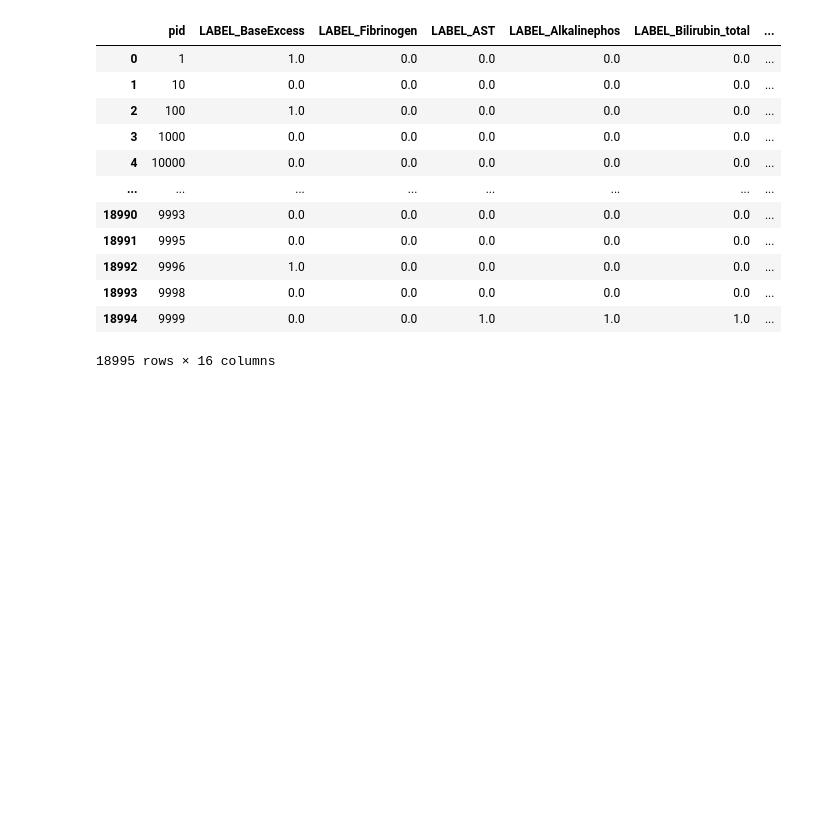
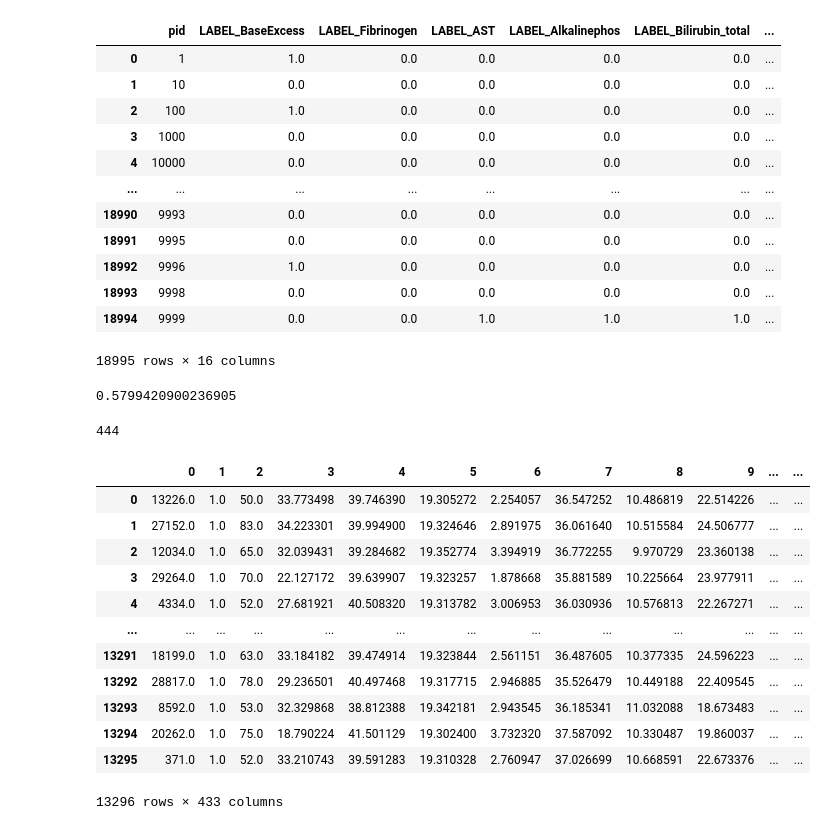
Before and after one commit to simondanielsson/intro-ml, a Jupyter notebook: task2/exploration/exploration_simon.ipynb, the cells around one changed output. Cells and saved outputs as stored; diff of their text form; code cells hidden in the pictures; blank space fills up the shorter version.

```diff
--- a/task2/exploration/exploration_simon.ipynb
+++ b/task2/exploration/exploration_simon.ipynb
@@ -399,3 +430,44 @@ label
 | 18993 | 9998 | 0.0 | 0.0 | 0.0 | 0.0 | 0.0 | ... |
 | 18994 | 9999 | 0.0 | 0.0 | 1.0 | 1.0 | 1.0 | ... |
 18995 rows × 16 columns
+# %%
+subtask = 1
+
+LABELS = {
+        "1": "LABEL_BaseExcess, LABEL_Fibrinogen, LABEL_AST, LABEL_Alkalinephos, LABEL_Bilirubin_total, LABEL_Lactate, LABEL_TroponinI, LABEL_SaO2, LABEL_Bilirubin_direct, LABEL_EtCO2".split(", "),
+        "2": None,
+        "3": None
+}
+
+labels = LABELS[str(subtask)]
+
+a = label.loc[:, labels].apply(lambda row : row.any(), axis=1)
+
+tot = a.sum()
+
+tot/a.shape[0]
+# %% [output]
+0.5799420900236905
+# %%
+12*37
+# %% [output]
+444
+# %%
+X_train = pd.read_csv("../data/X_train_imputed.csv").iloc[:,1:]
+X_test = pd.read_csv("../data/X_test_imputed.csv").iloc[:,1:]
+
+X_train
+# %% [output]
+|  | 0 | 1 | 2 | 3 | 4 | 5 | 6 | 7 | 8 | 9 | ... | ... |
+| 0 | 13226.0 | 1.0 | 50.0 | 33.773498 | 39.746390 | 19.305272 | 2.254057 | 36.547252 | 10.486819 | 22.514226 | ... | ... |
+| 1 | 27152.0 | 1.0 | 83.0 | 34.223301 | 39.994900 | 19.324646 | 2.891975 | 36.061640 | 10.515584 | 24.506777 | ... | ... |
+| 2 | 12034.0 | 1.0 | 65.0 | 32.039431 | 39.284682 | 19.352774 | 3.394919 | 36.772255 | 9.970729 | 23.360138 | ... | ... |
+| 3 | 29264.0 | 1.0 | 70.0 | 22.127172 | 39.639907 | 19.323257 | 1.878668 | 35.881589 | 10.225664 | 23.977911 | ... | ... |
+| 4 | 4334.0 | 1.0 | 52.0 | 27.681921 | 40.508320 | 19.313782 | 3.006953 | 36.030936 | 10.576813 | 22.267271 | ... | ... |
+| ... | ... | ... | ... | ... | ... | ... | ... | ... | ... | ... | ... | ... |
+| 13291 | 18199.0 | 1.0 | 63.0 | 33.184182 | 39.474914 | 19.323844 | 2.561151 | 36.487605 | 10.377335 | 24.596223 | ... | ... |
+| 13292 | 28817.0 | 1.0 | 78.0 | 29.236501 | 40.497468 | 19.317715 | 2.946885 | 35.526479 | 10.449188 | 22.409545 | ... | ... |
+| 13293 | 8592.0 | 1.0 | 53.0 | 32.329868 | 38.812388 | 19.342181 | 2.943545 | 36.185341 | 11.032088 | 18.673483 | ... | ... |
+| 13294 | 20262.0 | 1.0 | 75.0 | 18.790224 | 41.501129 | 19.302400 | 3.732320 | 37.587092 | 10.330487 | 19.860037 | ... | ... |
+| 13295 | 371.0 | 1.0 | 52.0 | 33.210743 | 39.591283 | 19.310328 | 2.760947 | 37.026699 | 10.668591 | 22.673376 | ... | ... |
+13296 rows × 433 columns
```
Also changed, not shown: parts of 9 cells of this notebook, 43 other files.
